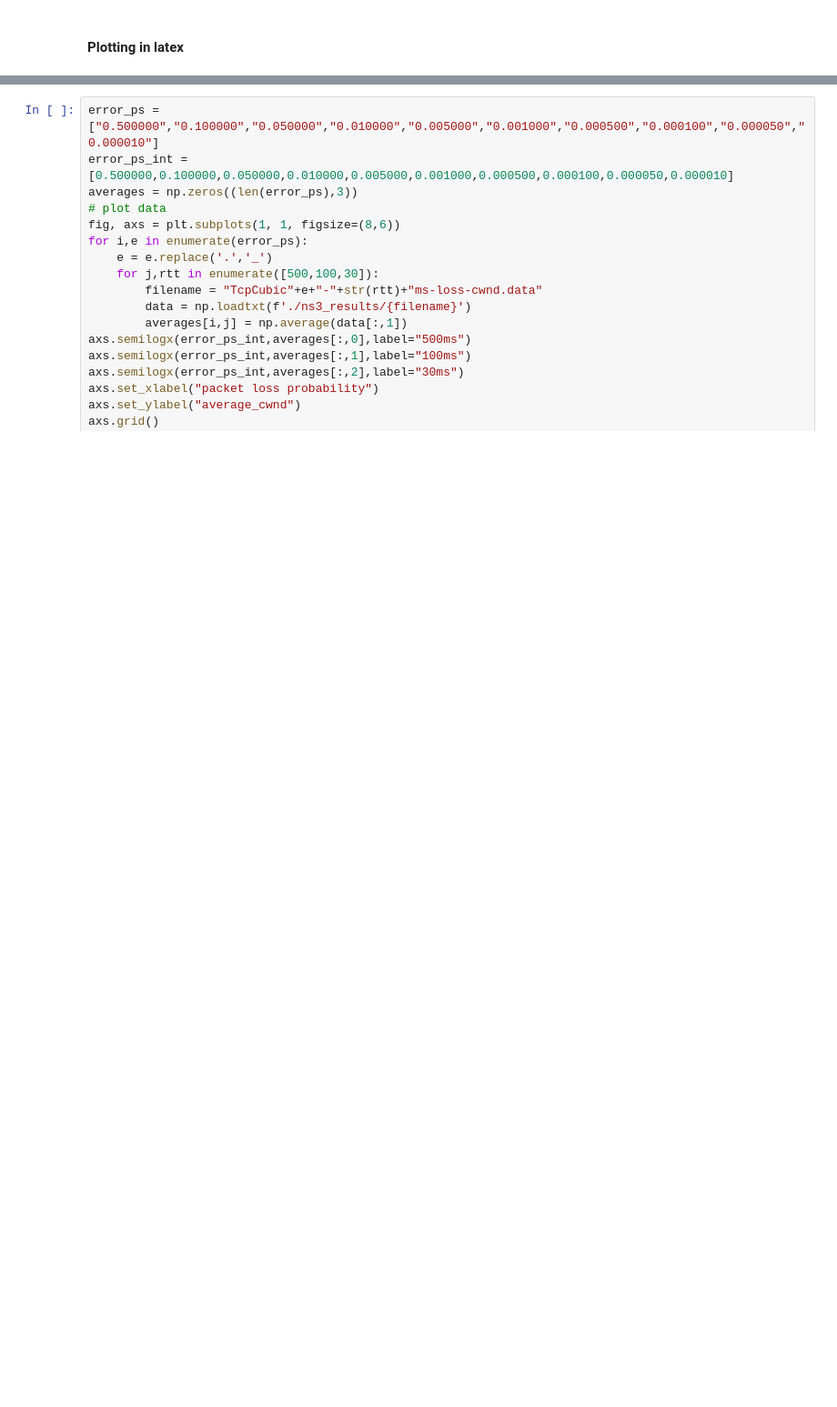
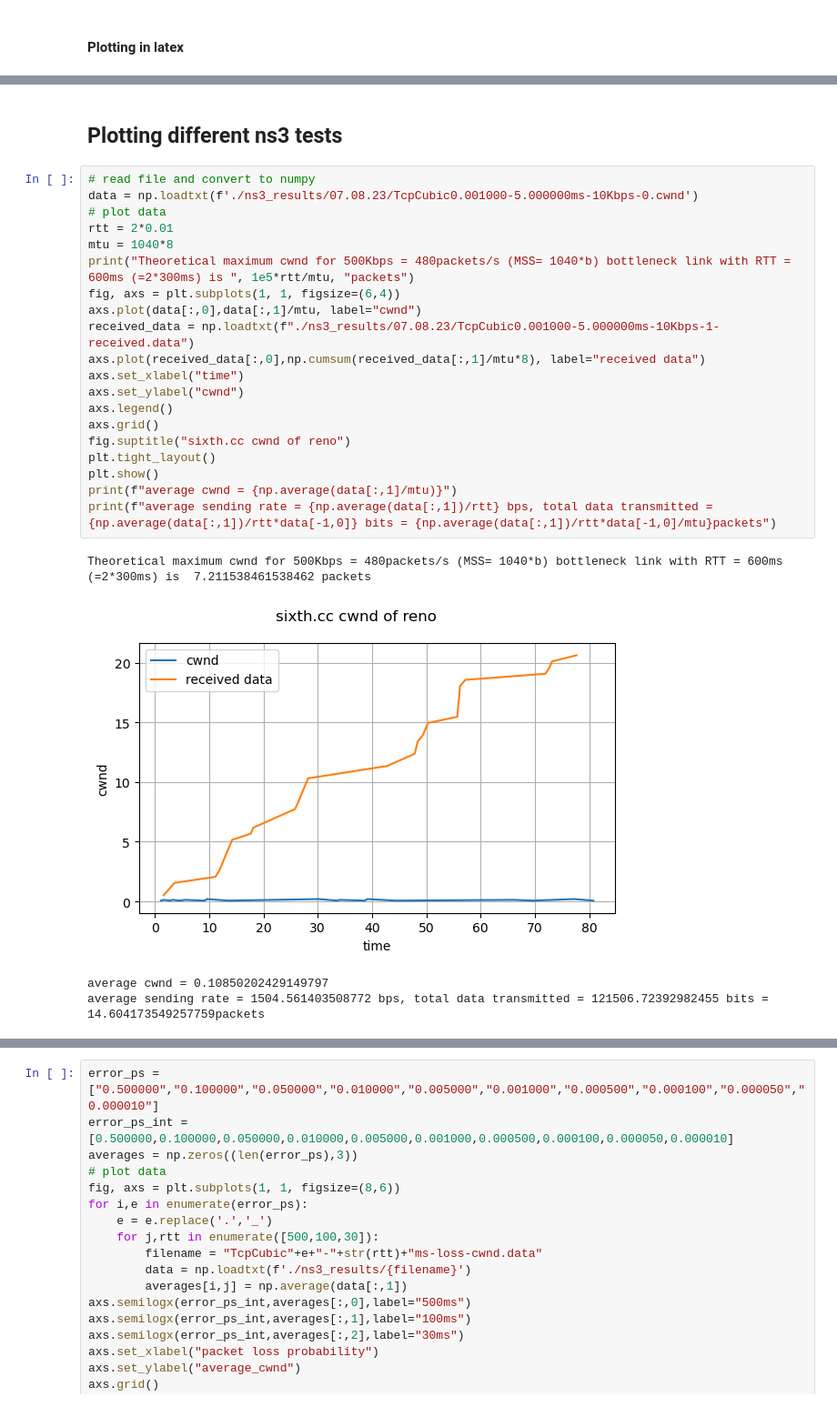
Before and after one commit to megretj/qpepcca, a Jupyter notebook: ns3_analysis.ipynb, the cells around one changed output, grey strips where cells are left out. Shown at 91% size. Drawn from its saved outputs; the diff is of its cells as text; blank space fills up the shorter version.

```diff
--- a/ns3_analysis.ipynb
+++ b/ns3_analysis.ipynb
@@ -51,0 +48,27 @@ plt.savefig("figures/plot.pgf")
+# %% [markdown]
+## Plotting different ns3 tests
+# %%
+# read file and convert to numpy
+data = np.loadtxt(f'./ns3_results/07.08.23/TcpCubic0.001000-5.000000ms-10Kbps-0.cwnd')
+# plot data
+rtt = 2*0.01
+mtu = 1040*8
+print("Theoretical maximum cwnd for 500Kbps = 480packets/s (MSS= 1040*b) bottleneck link with RTT = 600ms (=2*300ms) is ", 1e5*rtt/mtu, "packets")
+fig, axs = plt.subplots(1, 1, figsize=(6,4))
+axs.plot(data[:,0],data[:,1]/mtu, label="cwnd")
+received_data = np.loadtxt(f"./ns3_results/07.08.23/TcpCubic0.001000-5.000000ms-10Kbps-1-received.data")
+axs.plot(received_data[:,0],np.cumsum(received_data[:,1]/mtu*8), label="received data")
+axs.set_xlabel("time")
+axs.set_ylabel("cwnd")
+axs.legend()
+axs.grid()
+fig.suptitle("sixth.cc cwnd of reno")
+plt.tight_layout()
+plt.show()
+print(f"average cwnd = {np.average(data[:,1]/mtu)}")
+print(f"average sending rate = {np.average(data[:,1])/rtt} bps, total data transmitted = {np.average(data[:,1])/rtt*data[-1,0]} bits = {np.average(data[:,1])/rtt*data[-1,0]/mtu}packets")
+# %% [output]
+Theoretical maximum cwnd for 500Kbps = 480packets/s (MSS= 1040*b) bottleneck link with RTT = 600ms (=2*300ms) is  7.211538461538462 packets
+[figure, added]
+average cwnd = 0.10850202429149797
+average sending rate = 1504.561403508772 bps, total data transmitted = 121506.72392982455 bits = 14.604173549257759packets
```
Also changed, not shown: parts of 7 cells of this notebook, 48 other files.
